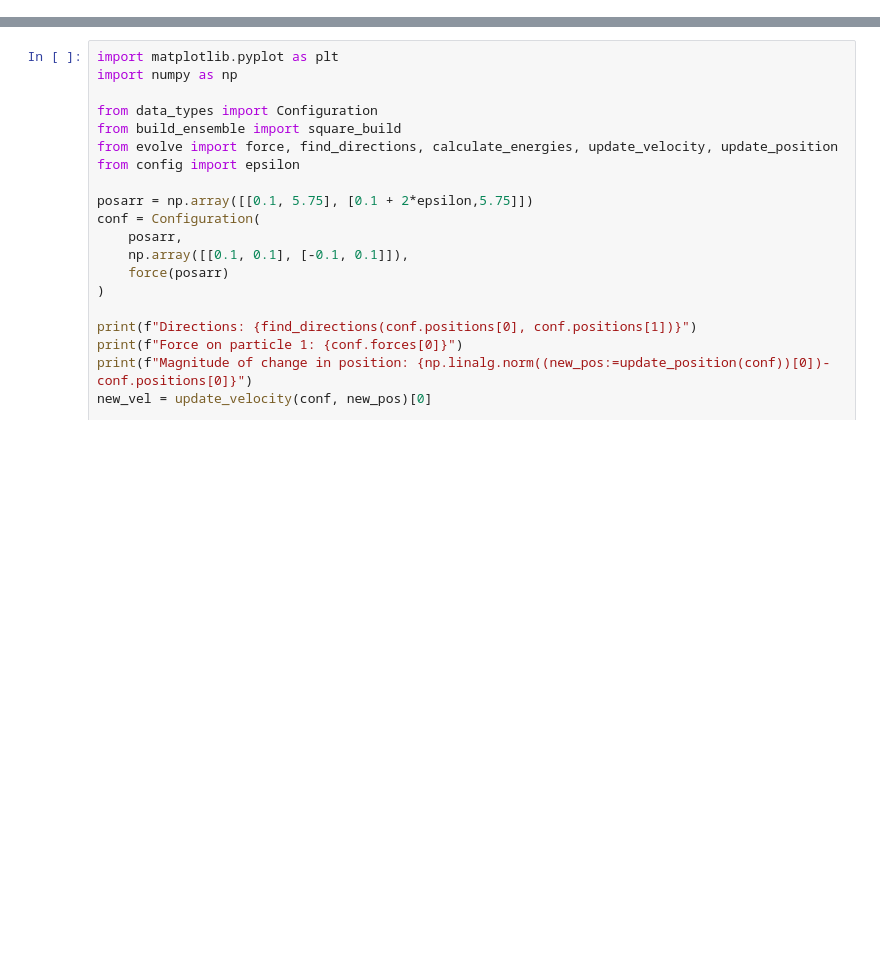
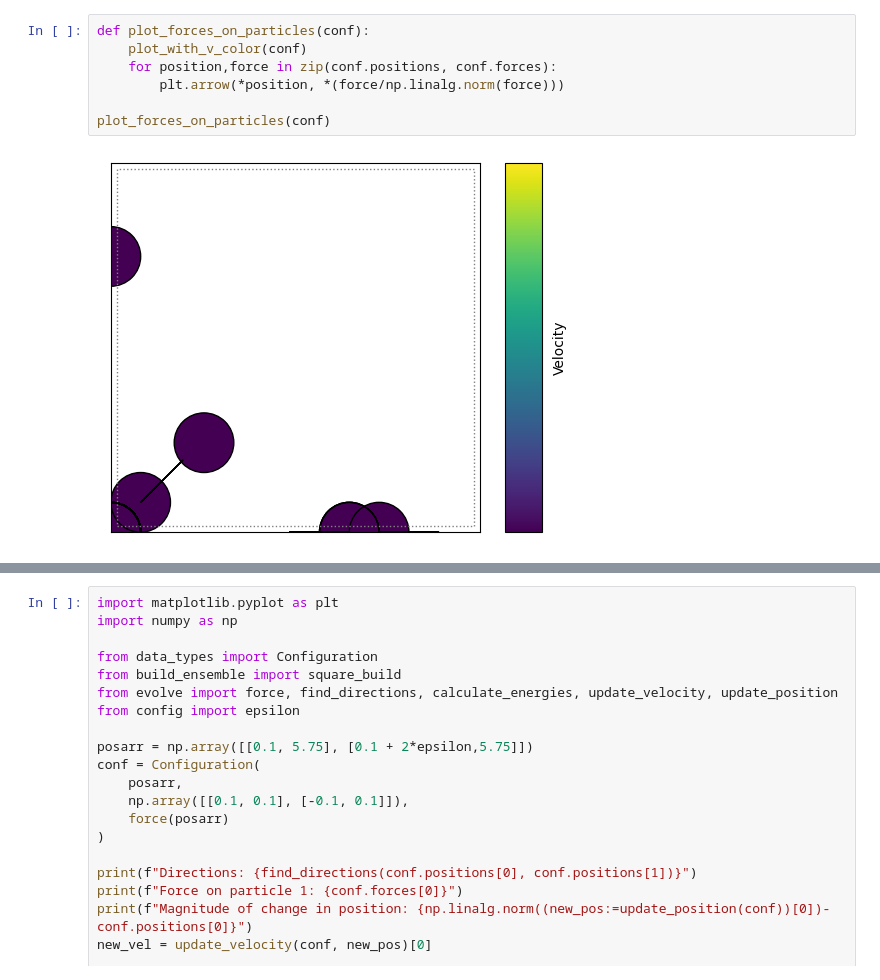
Before and after one commit to john-but-actually-jon/langevin, a Jupyter notebook: src/soft-disks/concept_test.ipynb, the cells around one changed output, grey strips where cells are left out. Saved outputs shown, nothing was run; the diff lists cells and outputs as text; blank space fills up the shorter version.

```diff
--- a/src/soft-disks/concept_test.ipynb
+++ b/src/soft-disks/concept_test.ipynb
@@ -74,0 +43,9 @@ array([[[1.45, 1.45],
+# %%
+def plot_forces_on_particles(conf):
+    plot_with_v_color(conf)
+    for position,force in zip(conf.positions, conf.forces):
+        plt.arrow(*position, *(force/np.linalg.norm(force)))
+
+plot_forces_on_particles(conf)
+# %% [output]
+[figure, added]
```
Also changed, not shown: parts of 13 cells of this notebook, 6 other files.
